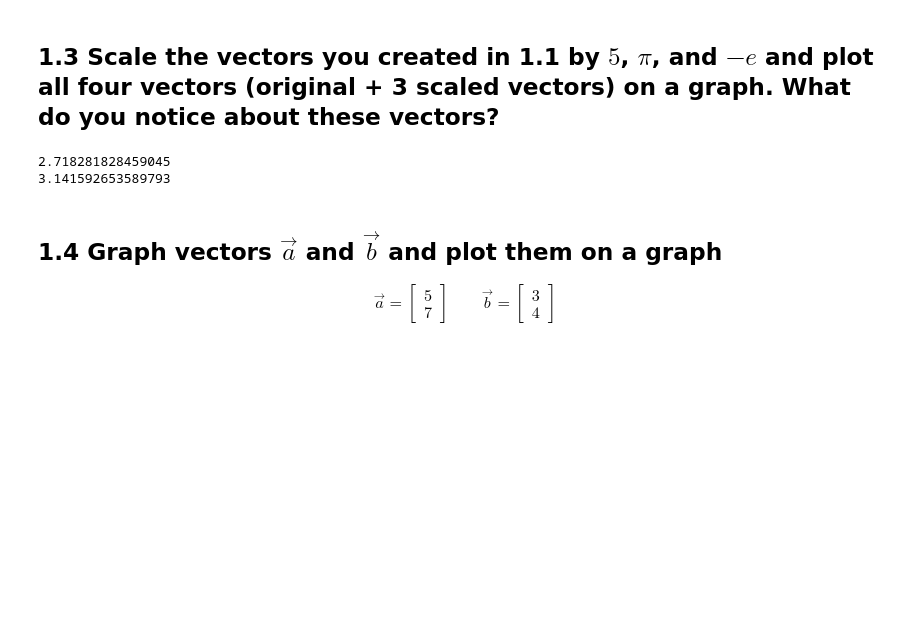
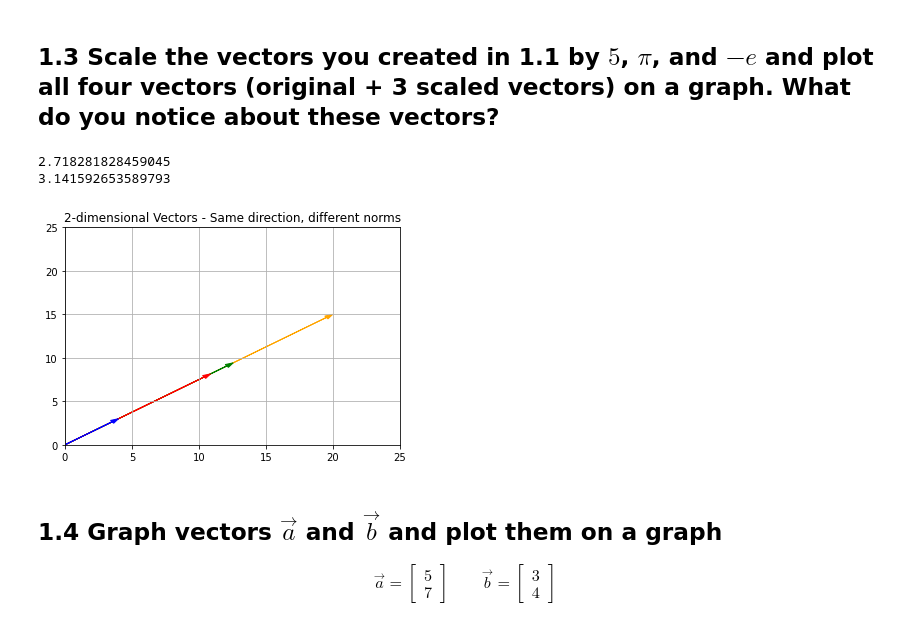
Before and after one commit to bloominstituteoftechnology/DS-Unit-1-Sprint-3-Linear-Algebra, a Jupyter notebook: module1-vectors-and-matrices/LS_DS_131_Vectors_and_Matrices_Assignment.ipynb, the cells around one changed output. Cells and saved outputs as stored; diff of their text form; code cells hidden in the pictures; blank space fills up the shorter version.

```diff
--- a/module1-vectors-and-matrices/LS_DS_131_Vectors_and_Matrices_Assignment.ipynb
+++ b/module1-vectors-and-matrices/LS_DS_131_Vectors_and_Matrices_Assignment.ipynb
@@ -15,3 +51,23 @@ print(pi)
 # %% [output]
 2.718281828459045
 3.141592653589793
+# %%
+a_5 = a*5
+a_pi = a*pi
+a_e = a*e
+
+fig, ax = plt.subplots()
+
+ax.arrow(0, 0, a_5[0], a_5[1], head_width=.4, length_includes_head=True, color='orange')
+ax.arrow(0, 0, a_pi[0], a_pi[1], head_width=.4, length_includes_head=True, color='green')
+ax.arrow(0, 0, a_e[0], a_e[1], head_width=.4, length_includes_head=True, color='red')
+ax.arrow(0, 0, a[0], a[1], head_width=.4, length_includes_head=True, color='blue')
+ax.set_xlim([0,25])
+ax.set_ylim([0,25])
+ax.set_title('2-dimensional Vectors - Same direction, different norms')
+ax.grid(b=True)
+
+
+plt.show()
+# %% [output]
+[figure, added]
```
Also changed, not shown: parts of 25 cells of this notebook.
